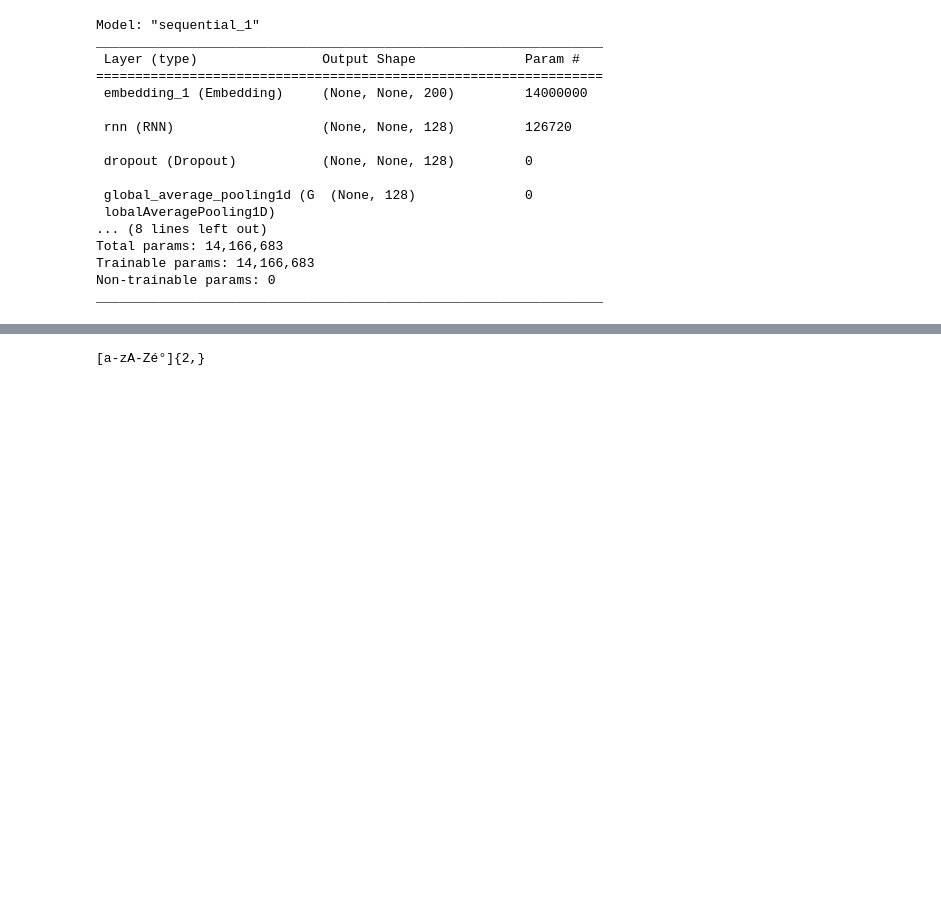
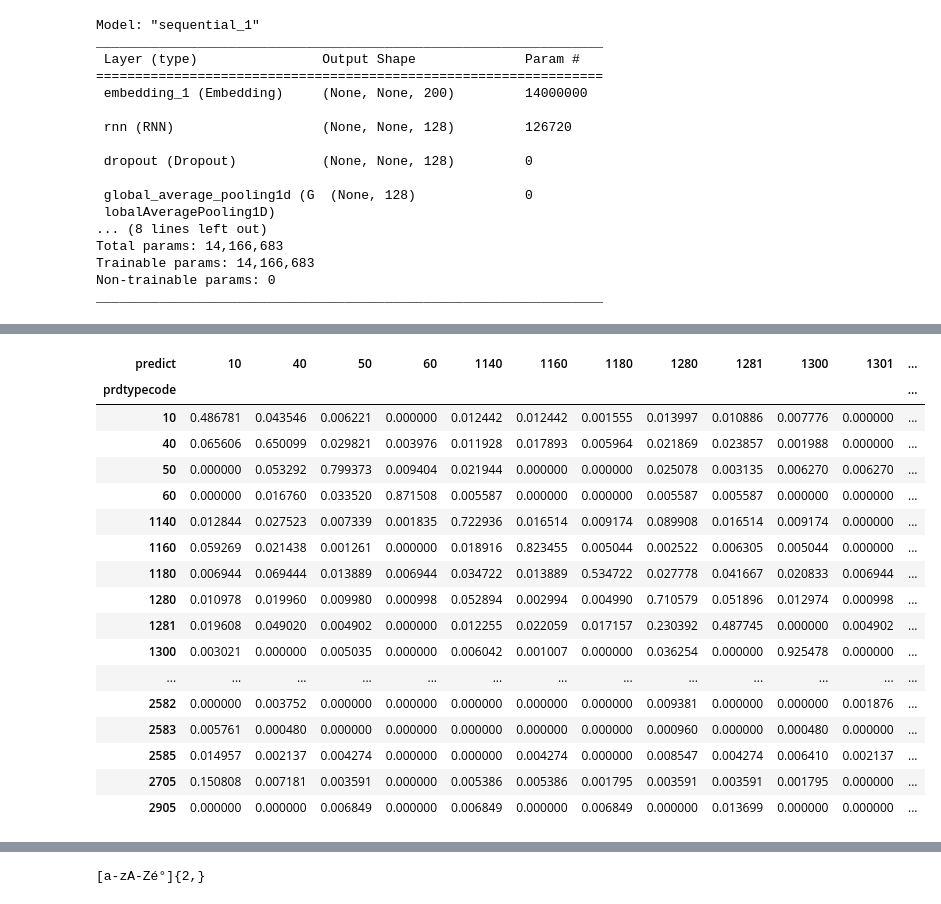
Before and after one commit to ManDes71/Rakuten_Text_Classification_TensorFlow, a Jupyter notebook: notebooks/Modele_RNN_05.ipynb, the cells around one changed output, grey strips where cells are left out. Drawn from its saved outputs; the diff is of its cells as text; code cells hidden in the pictures; blank space fills up the shorter version.

```diff
--- a/notebooks/Modele_RNN_05.ipynb
+++ b/notebooks/Modele_RNN_05.ipynb
@@ -585,0 +699,5 @@ model.evaluate(X_test, y_test.values, batch_size=64)
+# %%
+top5_df = pd.DataFrame({'prdtypecode':y_test_original ,'predict': test_pred_original})
+
+df_cross=pd.crosstab(top5_df['prdtypecode'], top5_df['predict'],normalize='index')
+top5_df.head()
@@ -585,0 +737,21 @@ model.evaluate(X_test, y_test.values, batch_size=64)
+# %%
+df_cross
+# %% [output]
+| predict | 10 | 40 | 50 | 60 | 1140 | 1160 | 1180 | 1280 | 1281 | 1300 | 1301 | ... |
+| prdtypecode |  |  |  |  |  |  |  |  |  |  |  | ... |
+| 10 | 0.486781 | 0.043546 | 0.006221 | 0.000000 | 0.012442 | 0.012442 | 0.001555 | 0.013997 | 0.010886 | 0.007776 | 0.000000 | ... |
+| 40 | 0.065606 | 0.650099 | 0.029821 | 0.003976 | 0.011928 | 0.017893 | 0.005964 | 0.021869 | 0.023857 | 0.001988 | 0.000000 | ... |
+| 50 | 0.000000 | 0.053292 | 0.799373 | 0.009404 | 0.021944 | 0.000000 | 0.000000 | 0.025078 | 0.003135 | 0.006270 | 0.006270 | ... |
+| 60 | 0.000000 | 0.016760 | 0.033520 | 0.871508 | 0.005587 | 0.000000 | 0.000000 | 0.005587 | 0.005587 | 0.000000 | 0.000000 | ... |
+| 1140 | 0.012844 | 0.027523 | 0.007339 | 0.001835 | 0.722936 | 0.016514 | 0.009174 | 0.089908 | 0.016514 | 0.009174 | 0.000000 | ... |
+| 1160 | 0.059269 | 0.021438 | 0.001261 | 0.000000 | 0.018916 | 0.823455 | 0.005044 | 0.002522 | 0.006305 | 0.005044 | 0.000000 | ... |
+| 1180 | 0.006944 | 0.069444 | 0.013889 | 0.006944 | 0.034722 | 0.013889 | 0.534722 | 0.027778 | 0.041667 | 0.020833 | 0.006944 | ... |
+| 1280 | 0.010978 | 0.019960 | 0.009980 | 0.000998 | 0.052894 | 0.002994 | 0.004990 | 0.710579 | 0.051896 | 0.012974 | 0.000998 | ... |
+| 1281 | 0.019608 | 0.049020 | 0.004902 | 0.000000 | 0.012255 | 0.022059 | 0.017157 | 0.230392 | 0.487745 | 0.000000 | 0.004902 | ... |
+| 1300 | 0.003021 | 0.000000 | 0.005035 | 0.000000 | 0.006042 | 0.001007 | 0.000000 | 0.036254 | 0.000000 | 0.925478 | 0.000000 | ... |
+| ... | ... | ... | ... | ... | ... | ... | ... | ... | ... | ... | ... | ... |
+| 2582 | 0.000000 | 0.003752 | 0.000000 | 0.000000 | 0.000000 | 0.000000 | 0.000000 | 0.009381 | 0.000000 | 0.000000 | 0.001876 | ... |
+| 2583 | 0.005761 | 0.000480 | 0.000000 | 0.000000 | 0.000000 | 0.000000 | 0.000000 | 0.000960 | 0.000000 | 0.000480 | 0.000000 | ... |
+| 2585 | 0.014957 | 0.002137 | 0.004274 | 0.000000 | 0.000000 | 0.004274 | 0.000000 | 0.008547 | 0.004274 | 0.006410 | 0.002137 | ... |
+| 2705 | 0.150808 | 0.007181 | 0.003591 | 0.000000 | 0.005386 | 0.005386 | 0.001795 | 0.003591 | 0.003591 | 0.001795 | 0.000000 | ... |
+| 2905 | 0.000000 | 0.000000 | 0.006849 | 0.000000 | 0.006849 | 0.000000 | 0.006849 | 0.000000 | 0.013699 | 0.000000 | 0.000000 | ... |
```
Also changed, not shown: parts of 23 cells of this notebook.
